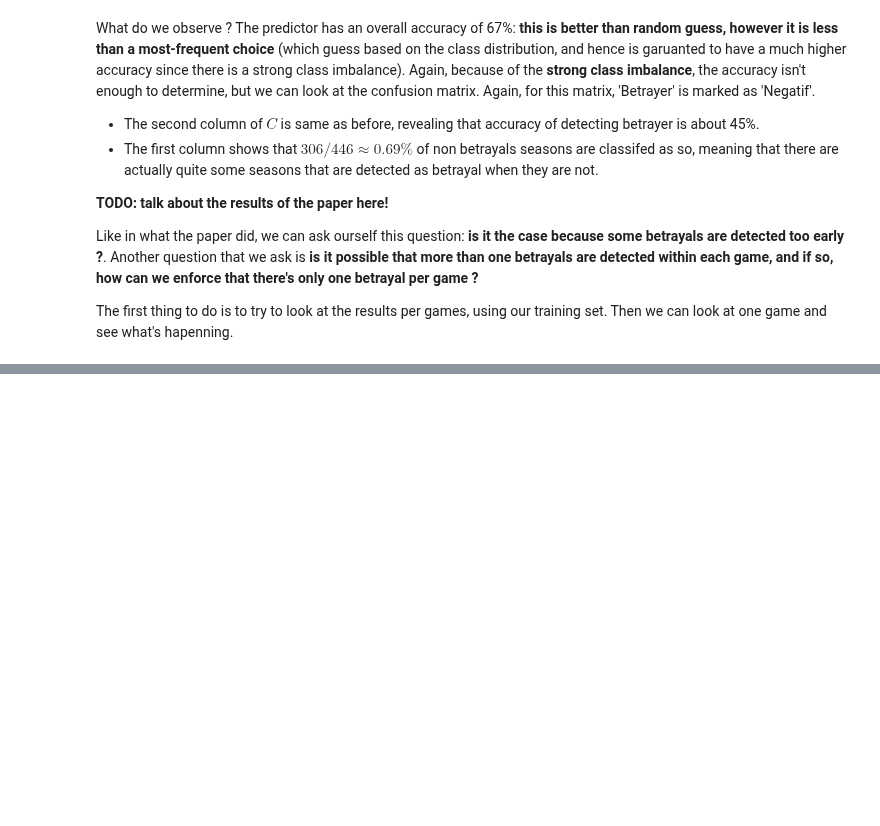
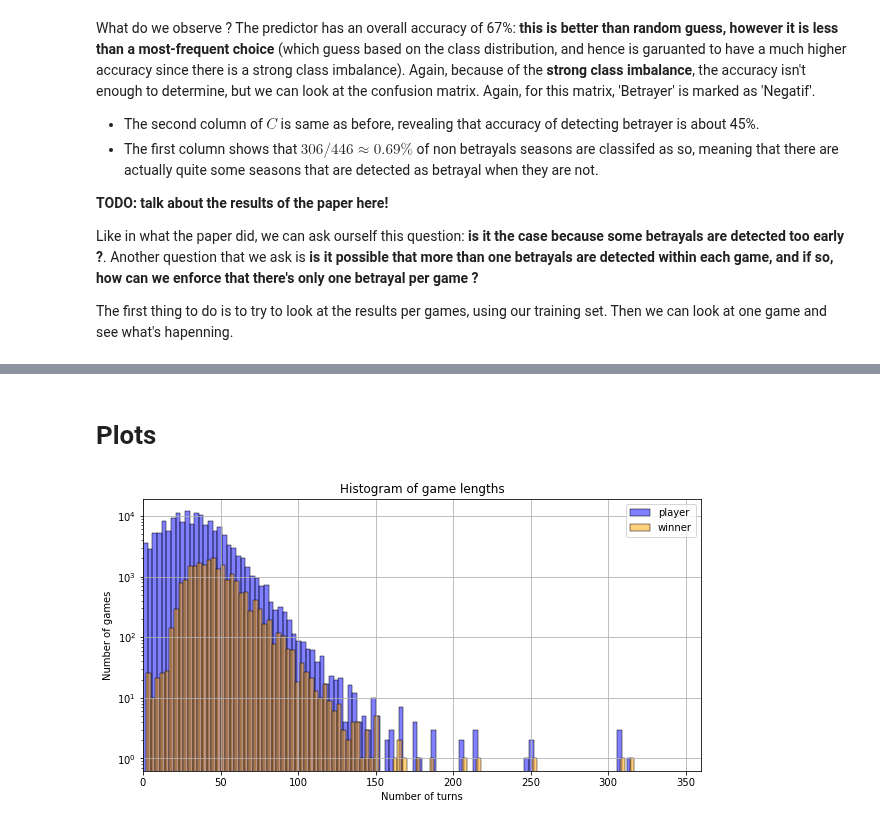
Before and after one commit to epfl-ada/ada-2020-project-milestone-p3-p3_chic, a Jupyter notebook: p4-part2.ipynb, the cells around one changed output, grey strips where cells are left out. Saved outputs shown, nothing was run; the diff lists cells and outputs as text; code cells hidden in the pictures; blank space fills up the shorter version.

Commit message:
added histogram of game lengths

```diff
--- a/p4-part2.ipynb
+++ b/p4-part2.ipynb
@@ -346,0 +291,28 @@ features_test.query("game_id == 52531.0")
+# %% [markdown]
+# Plots
+# %%
+# HIstogram of game lengths for the average player and for the winner
+plt.figure(figsize=(10,5))
+winner_game_lengths =  all_players.sort_values('end_turn', ascending=False).drop_duplicates(['game_id'])
+game_lengths = all_players.end_turn - all_players.start_turn
+
+sns.histplot(game_lengths,
+             alpha=0.5,
+             binwidth=3,
+             color="blue")
+sns.histplot(winner_game_lengths["end_turn"],
+             alpha=0.5,
+             binwidth=3,
+             color = "orange")
+
+
+plt.title("Histogram of game lengths")
+plt.xlabel("Number of turns")
+plt.ylabel("Number of games")
+plt.yscale("log")
+plt.xlim(0,360 )
+plt.grid(True)
+plt.legend(["player","winner"])
+plt.show()
+# %% [output]
+[figure, added]
```
Also changed, not shown: parts of 12 cells of this notebook.
